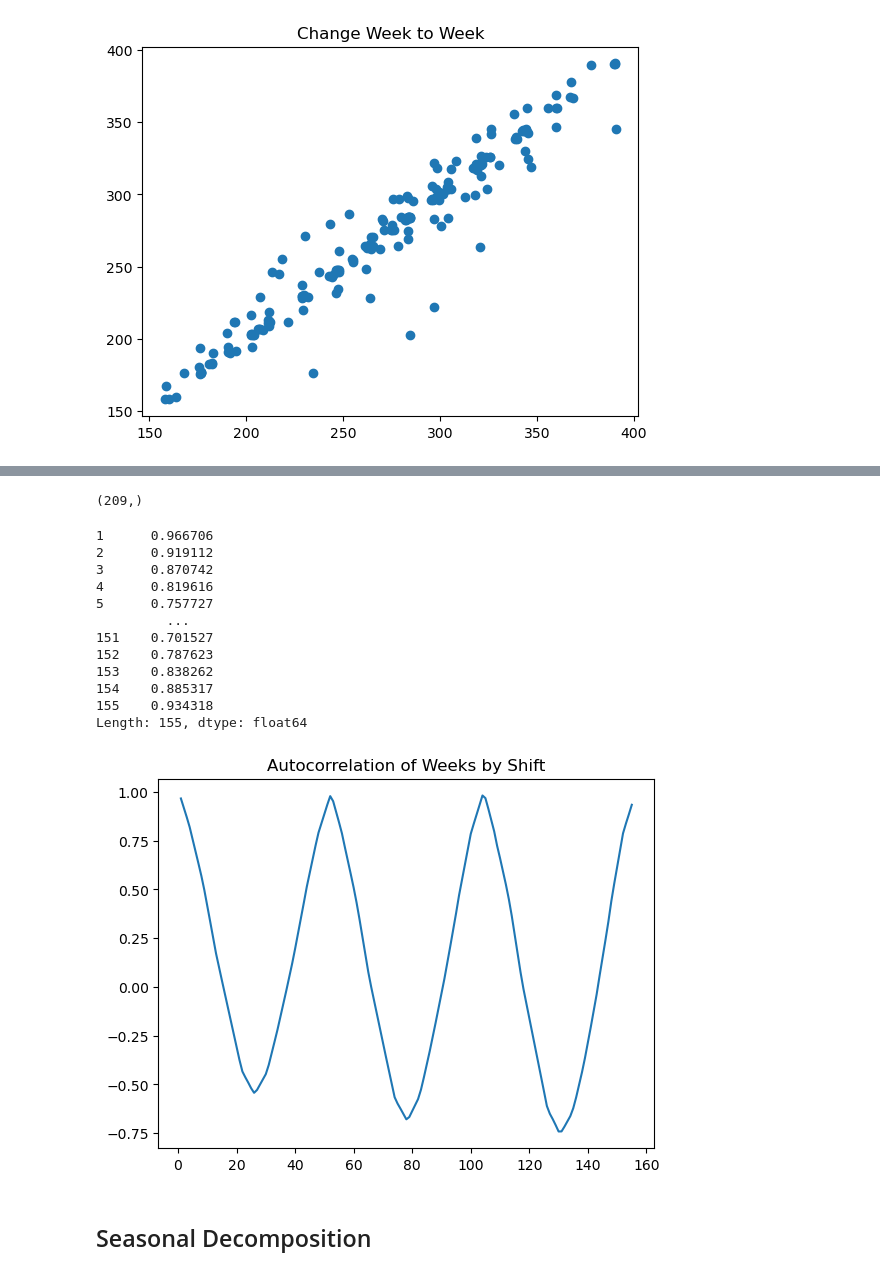
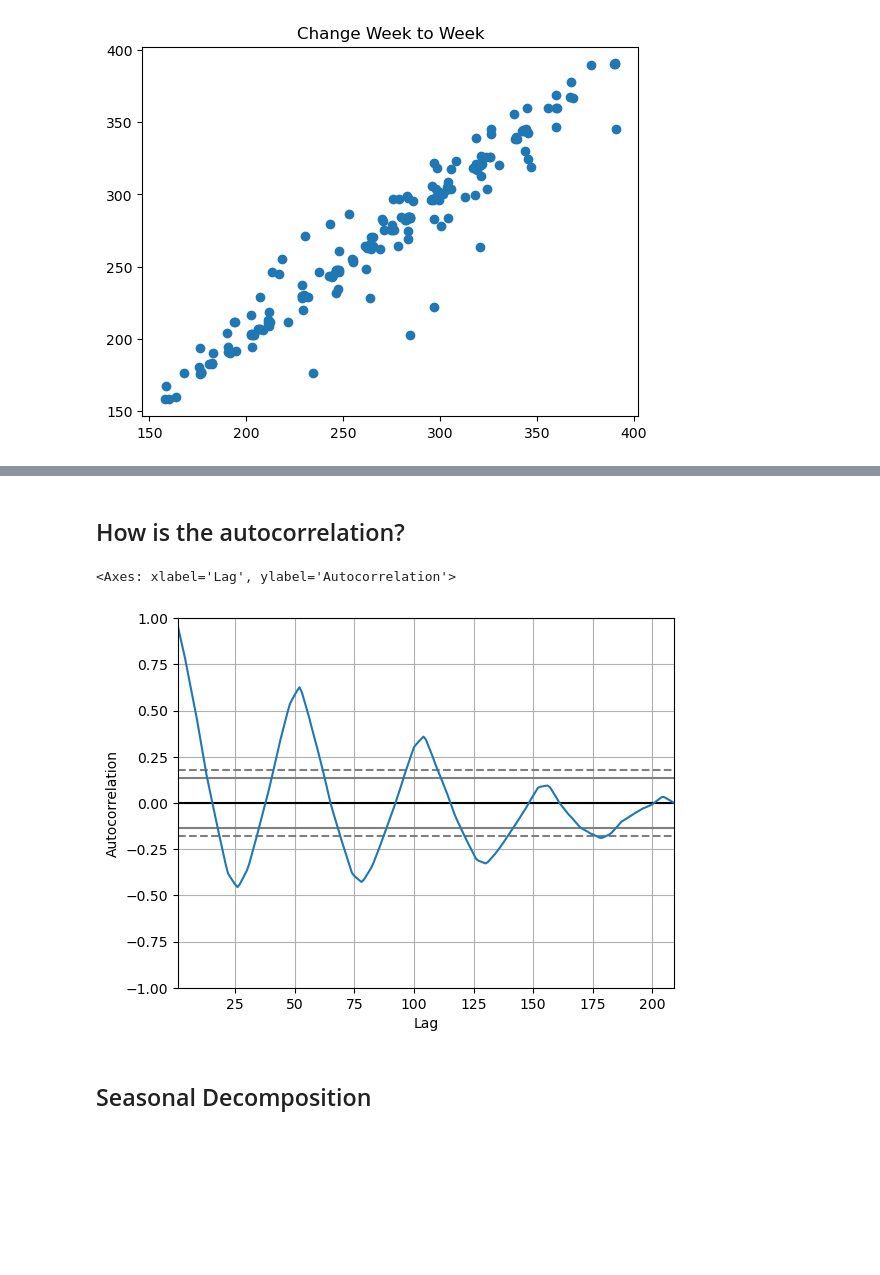
Before and after one commit to Joshua-Click/time-series-exercises, a Jupyter notebook: explore.ipynb, the cells around one changed output, grey strips where cells are left out. Saved outputs shown, nothing was run; the diff lists cells and outputs as text; code cells hidden in the pictures; blank space fills up the shorter version.

```diff
--- a/explore.ipynb
+++ b/explore.ipynb
@@ -55,6 +55,8 @@ a.check_columns(df)
 | 8 | sale_amount | 213 | [13, 26, 32, 45, 34, 29, 25, 50, ... | 0 | 0.0 | int64 |
 | 16 | sales_total | 5332 | [10.92, 30.159999999999997, 308.4... | 0 | 0.0 | float64 |
 | 7 | sale_id | 913000 | [1, 295813, 125995, 314073, 33233... | 0 | 0.0 | int64 |
+# %%
+df.index = pd.to_datetime(df.index)
 # %% [markdown]
 ## How to split?
 # %%
@@ -338,4 +332,0 @@ weekly.this_week.iloc[:-lag].shape
-# %%
-weekly.next_week.shape
-# %% [output]
-(209,)
@@ -350,24 +333,10 @@ s = pd.Series(
-# %%
-s
-# %% [output]
-1      0.966706
-2      0.919112
-3      0.870742
-4      0.819616
-5      0.757727
-         ...
-151    0.701527
-152    0.787623
-153    0.838262
-154    0.885317
-155    0.934318
-Length: 155, dtype: float64
-# %%
-s.plot()
-plt.title('Autocorrelation of Weeks by Shift')
-plt.show()
-# %% [output]
-[figure, removed]
+# %% [markdown]
+## How is the autocorrelation?
+# %%
+pd.plotting.autocorrelation_plot(y.resample('W').mean())
+# %% [output]
+<Axes: xlabel='Lag', ylabel='Autocorrelation'>
+[figure, added]
 # %% [markdown]
 ## Seasonal Decomposition
 # %%
```
Also changed, not shown: parts of 9 cells of this notebook.
